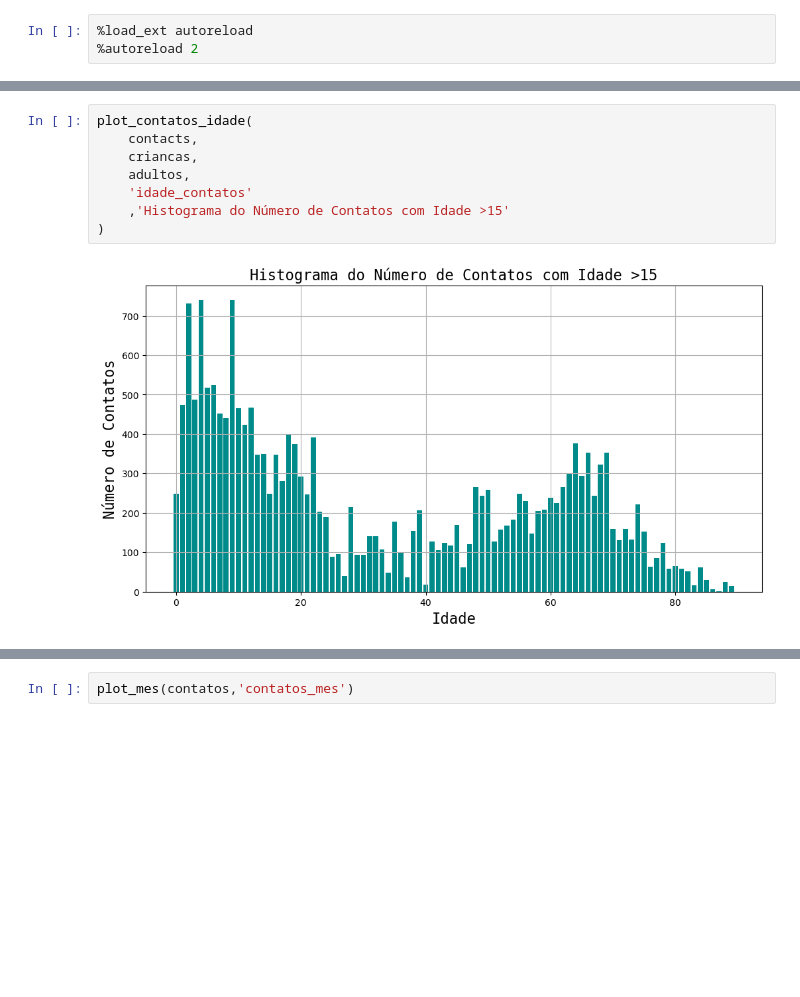
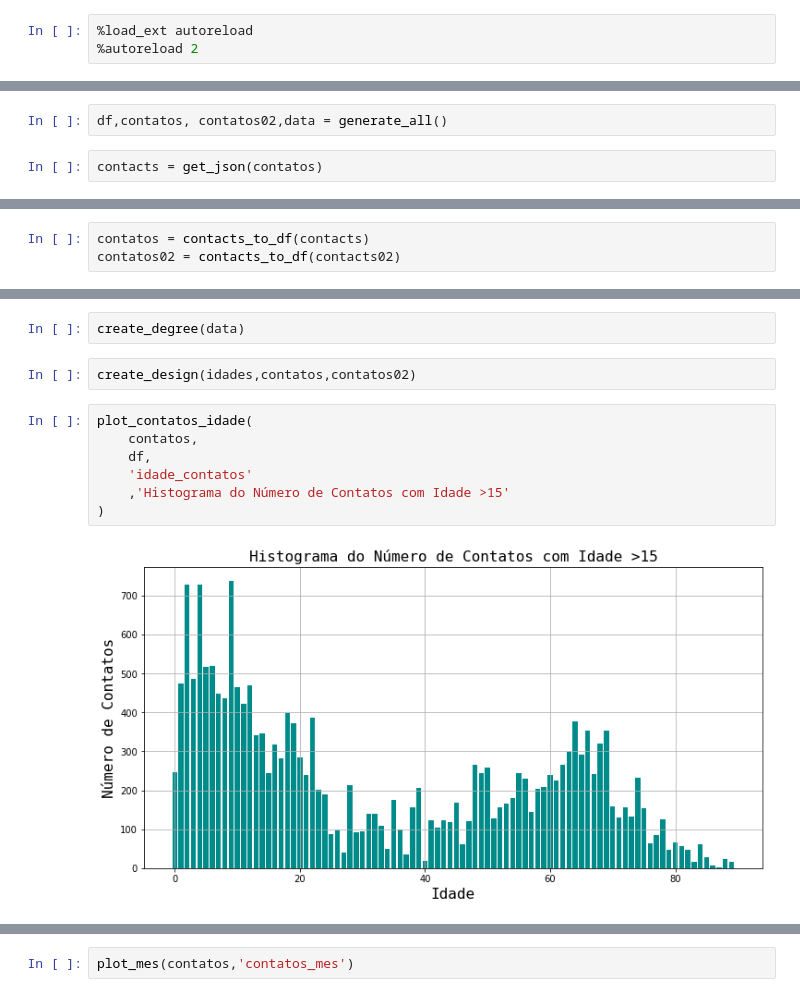
Before and after one commit to intcarlosmiguel/pesquisa_mestrado, a Jupyter notebook: main.ipynb, the cells around one changed output, grey strips where cells are left out. Cells and saved outputs as stored; diff of their text form; blank space fills up the shorter version.

```diff
--- a/main.ipynb
+++ b/main.ipynb
@@ -86,0 +9,4 @@ criancas["index"] = ['c'+str(i) for i in range(criancas.index[-1]+1)]
+# %%
+df,contatos, contatos02,data = generate_all()
+# %%
+contacts = get_json(contatos)
@@ -86,0 +19,3 @@ criancas["index"] = ['c'+str(i) for i in range(criancas.index[-1]+1)]
+# %%
+contatos = contacts_to_df(contacts)
+contatos02 = contacts_to_df(contacts02)
@@ -144,12 +44,15 @@ with open('./dados/contatos_dia2.json', 'w') as f:
+# %%
+create_degree(data)
+# %%
+create_design(idades,contatos,contatos02)
 # %%
 plot_contatos_idade(
-    contacts,
-    criancas,
-    adultos,
+    contatos,
+    df,
     'idade_contatos'
     ,'Histograma do Número de Contatos com Idade >15'
 )
 # %% [output]
-[figure, old version]
+[figure, new version]
 # %%
 plot_contatos_idade(
```
Also changed, not shown: parts of 48 cells of this notebook, 37 other files.
